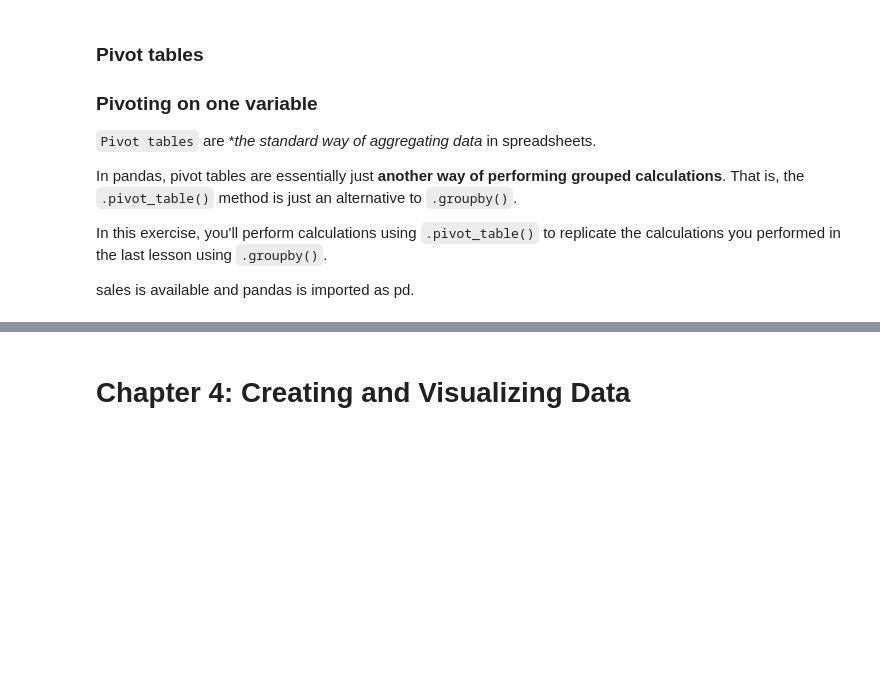
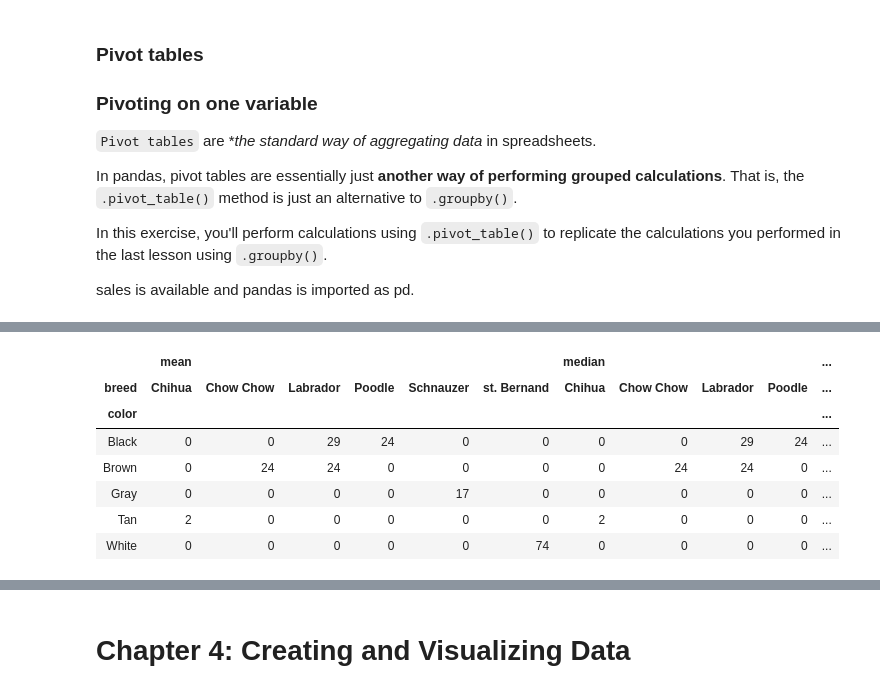
Before and after one commit to BeTKH/DataScieneinPython, a Jupyter notebook: 4. Data Manipulation with Panda.ipynb, the cells around one changed output, grey strips where cells are left out. Saved outputs shown, nothing was run; the diff lists cells and outputs as text; code cells hidden in the pictures; blank space fills up the shorter version.

```diff
--- a/4. Data Manipulation with Panda.ipynb
+++ b/4. Data Manipulation with Panda.ipynb
@@ -792,0 +1015,11 @@ sales is available and pandas is imported as pd.
+# %%
+vet_visits.pivot_table(values= 'weight_kg', index='color',columns= 'breed', fill_value=0, aggfunc= [np.mean,np.median])
+# %% [output]
+|  | mean |  |  |  |  |  | median |  |  |  | ... |
+| breed | Chihua | Chow Chow | Labrador | Poodle | Schnauzer | st. Bernand | Chihua | Chow Chow | Labrador | Poodle | ... |
+| color |  |  |  |  |  |  |  |  |  |  | ... |
+| Black | 0 | 0 | 29 | 24 | 0 | 0 | 0 | 0 | 29 | 24 | ... |
+| Brown | 0 | 24 | 24 | 0 | 0 | 0 | 0 | 24 | 24 | 0 | ... |
+| Gray | 0 | 0 | 0 | 0 | 17 | 0 | 0 | 0 | 0 | 0 | ... |
+| Tan | 2 | 0 | 0 | 0 | 0 | 0 | 2 | 0 | 0 | 0 | ... |
+| White | 0 | 0 | 0 | 0 | 0 | 74 | 0 | 0 | 0 | 0 | ... |
```
Also changed, not shown: parts of 145 cells of this notebook, 7 other files.
